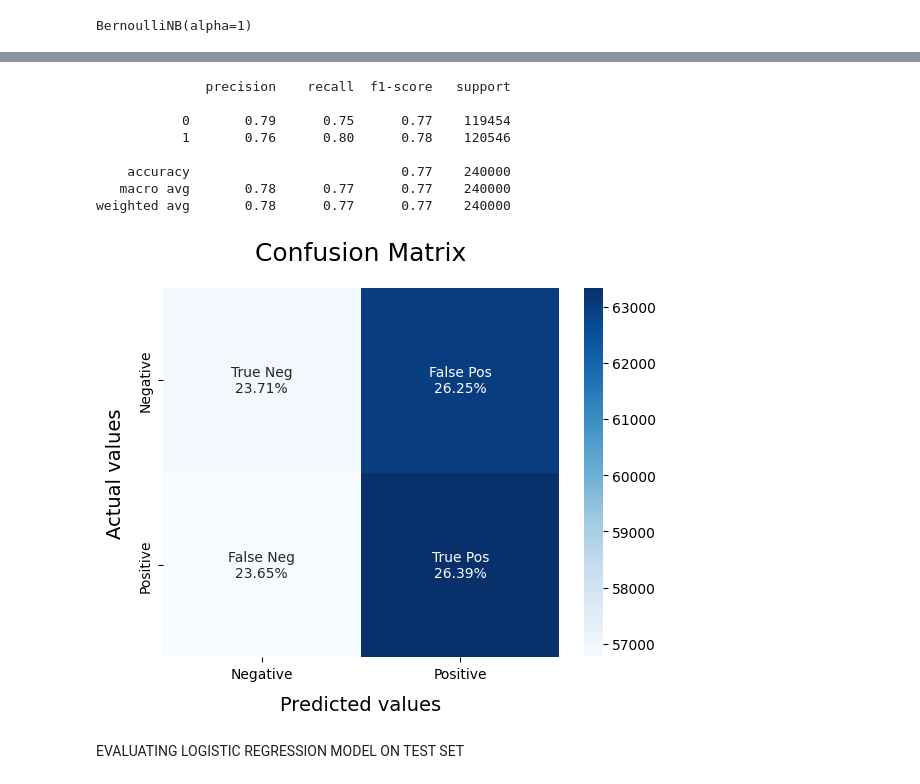
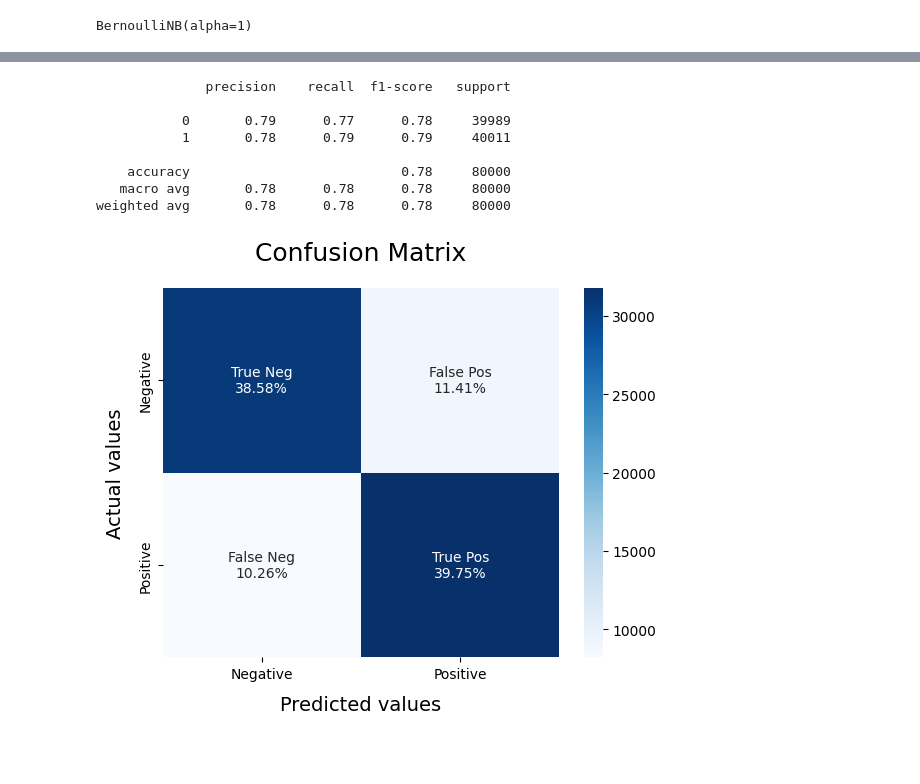
Before and after one commit to livio-24/TwitterSentimentAnalysis, a Jupyter notebook: TwitterSentimentAnalysis.ipynb, the cells around one changed output, grey strips where cells are left out. Drawn from its saved outputs; the diff is of its cells as text; code cells hidden in the pictures; blank space fills up the shorter version.

```diff
--- a/TwitterSentimentAnalysis.ipynb
+++ b/TwitterSentimentAnalysis.ipynb
@@ -715,9 +700,8 @@ No. of feature_words:  500000
 # %% [markdown]
 Transforming the dataset
 # %%
-X_train = vectoriser.transform(X_train)
-X_val  = vectoriser.transform(X_val)
-X_test  = vectoriser.transform(X_test)
+X_train_tfidf = vectoriser.transform(X_train)
+X_test_tfidf  = vectoriser.transform(X_test)
 print(f'Data Transformed.')
 # %% [output]
 Data Transformed.
@@ -752,7 +736,7 @@ def model_Evaluate(model, X, y):
 LogReg Best params :  {'C': 1.0, 'penalty': 'l2', 'tol': 0.0001}
 # %%
 LRmodel = LogisticRegression(max_iter = 1000, n_jobs=-1)
-LRmodel.fit(X_train, y_train)
+LRmodel.fit(X_train_tfidf, y_train)
 # %% [output]
 LogisticRegression(max_iter=1000, n_jobs=-1)
 # %%
@@ -780,7 +764,7 @@ SVC Best params : {'C': 0.1, 'penalty': 'l2', 'tol': 0.001}
 LinearSVC Model
 # %%
 SVCmodel = LinearSVC(C = 0.1, tol = 0.0001)
-SVCmodel.fit(X_train, y_train)
+SVCmodel.fit(X_train_tfidf, y_train)
 # %% [output]
 LinearSVC(C=0.1)
 # %%
@@ -806,7 +790,7 @@ weighted avg       0.79      0.79      0.79    240000
 Bernoulli Naive Bayes
 # %%
 BNBmodel = BernoulliNB(alpha = 1)
-BNBmodel.fit(X_train, y_train)
+BNBmodel.fit(X_train_tfidf, y_train)
 # %% [output]
 BernoulliNB(alpha=1)
 # %%
@@ -819,14 +803,12 @@ accuracy score on training data:  0.8252357142857143
 # %%
-model_Evaluate(BNBmodel, X_val, y_val)
+model_Evaluate(BNBmodel, X_test_tfidf, y_test)
 # %% [output]
               precision    recall  f1-score   support
 
-           0       0.79      0.75      0.77    119454
-           1       0.76      0.80      0.78    120546
+           0       0.79      0.77      0.78     39989
+           1       0.78      0.79      0.79     40011
 
-    accuracy                           0.77    240000
-   macro avg       0.78      0.77      0.77    240000
-weighted avg       0.78      0.77      0.77    240000
+    accuracy                           0.78     80000
+   macro avg       0.78      0.78      0.78     80000
+weighted avg       0.78      0.78      0.78     80000
-[figure, old version]
+[figure, new version]
-# %% [markdown]
-EVALUATING LOGISTIC REGRESSION MODEL ON TEST SET
```
Also changed, not shown: parts of 55 cells of this notebook.
